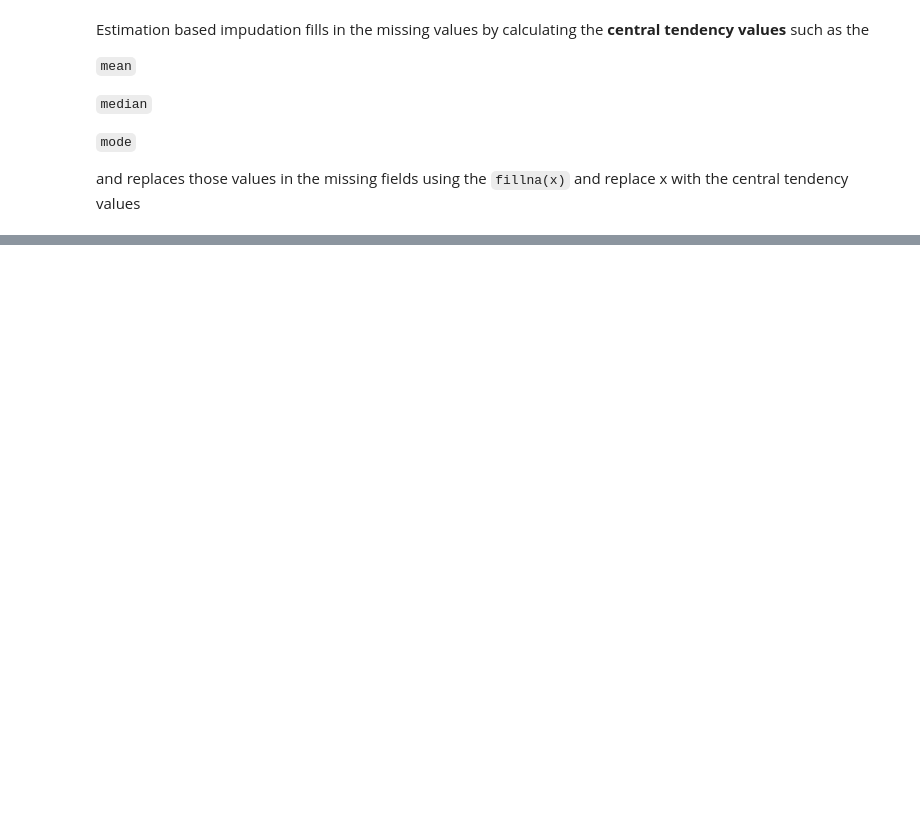
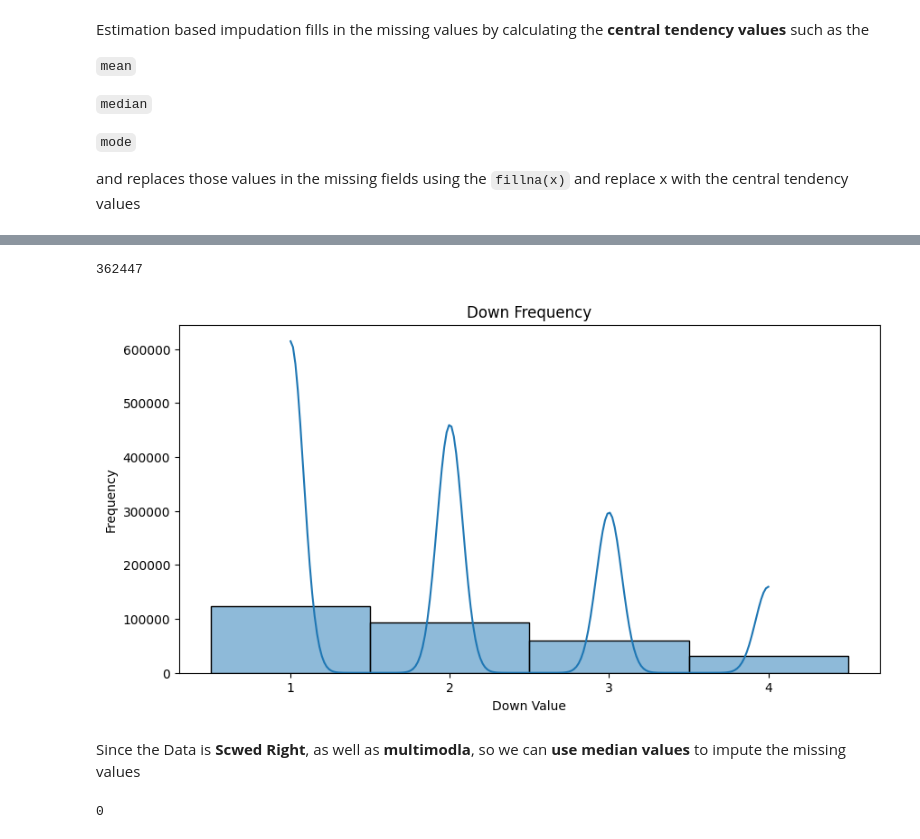
Before and after one commit to Nayan-Chimariya/LearningDataAnalysis, a Jupyter notebook: HandlingMissingData.ipynb, the cells around one changed output, grey strips where cells are left out. Saved outputs shown, nothing was run; the diff lists cells and outputs as text; code cells hidden in the pictures; blank space fills up the shorter version.

Commit message:
Estimation based Impudation Figure out when to use which central tendency values reading charts to know data distribution handling missing categorical data (proportion wise)

```diff
--- a/HandlingMissingData.ipynb
+++ b/HandlingMissingData.ipynb
@@ -227,0 +278,16 @@ and replaces those values in the missing fields using the `fillna(x)` and replac
+# %%
+df_down = list(df.down)
+len(df_down)
+# %% [output]
+362447
+# %%
+plt.figure(figsize=(10, 5))
+sns.histplot(df_down, kde=True)  # kde=True adds a Kernel Density Estimate line
+plt.title('Down Frequency')
+plt.xlabel('Down Value')
+plt.ylabel('Frequency')
+plt.show()
+# %% [output]
+[figure, added]
+# %% [markdown]
+Since the Data is **Scwed Right**, as well as **multimodla**, so we can **use median values** to impute the missing values
@@ -227,0 +298,4 @@ and replaces those values in the missing fields using the `fillna(x)` and replac
+# %%
+df['down'].isna().sum()
+# %% [output]
+0
```
Also changed, not shown: parts of 53 cells of this notebook.
